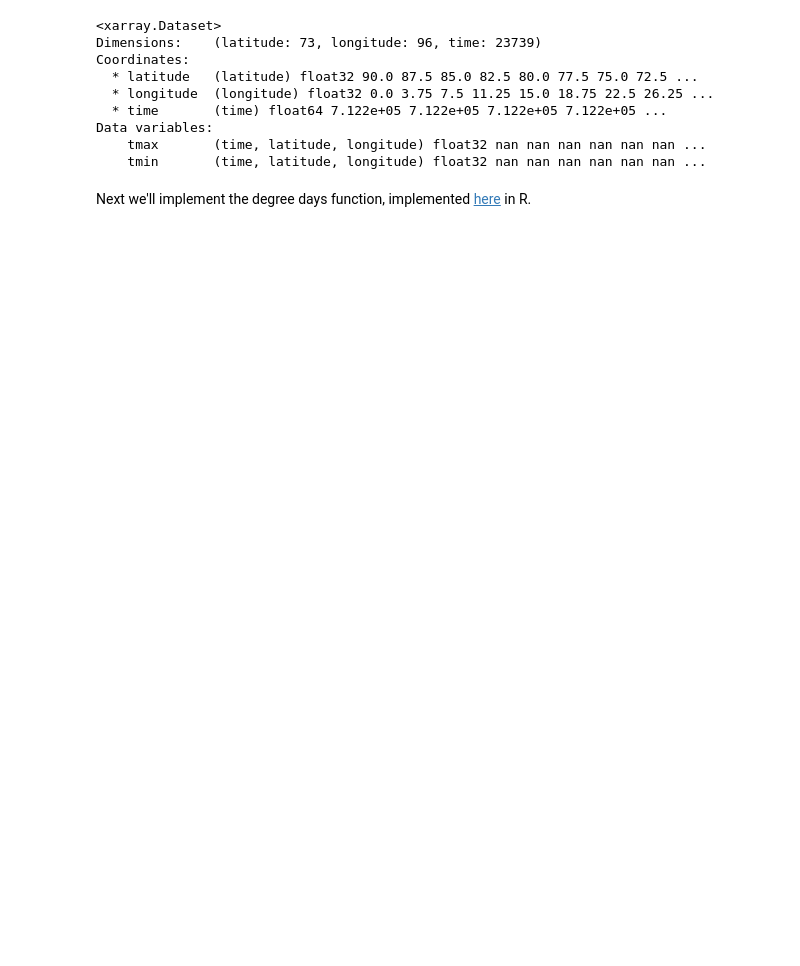
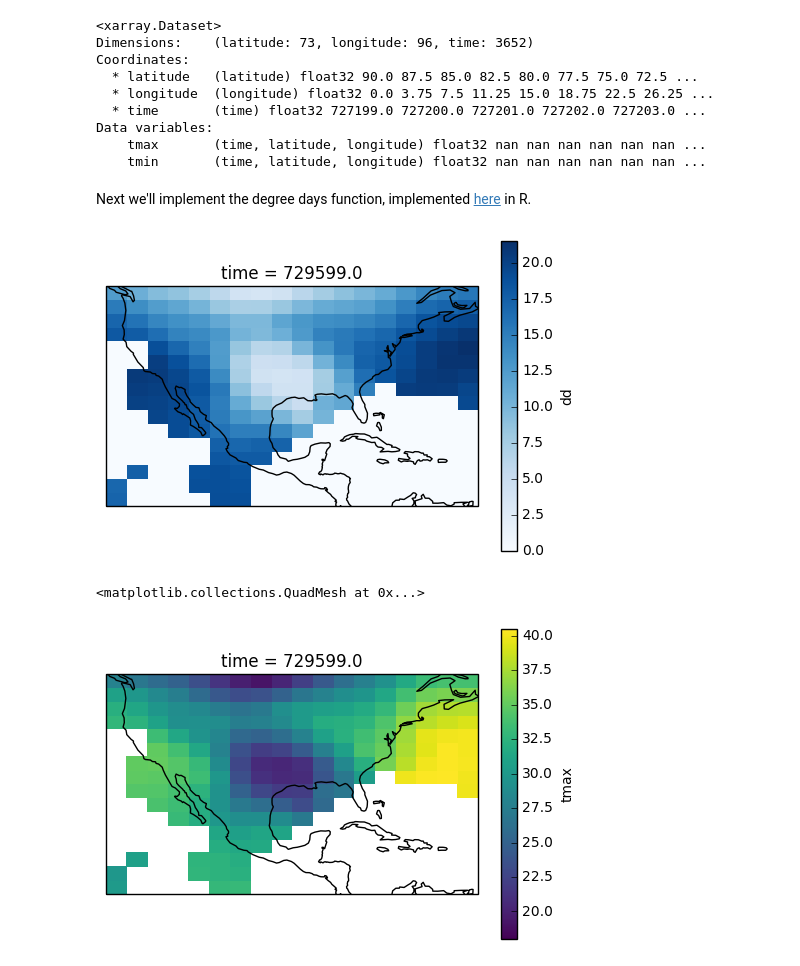
Before and after one commit to acannistra/ICBseasonality, a Jupyter notebook: maps/Seasonality Maps 2.ipynb, the cells around one changed output. Cells and saved outputs as stored; diff of their text form; code cells hidden in the pictures; blank space fills up the shorter version.

Commit message:
degree day calculation working (maps/Seasonality Maps 2.ipynb)

```diff
--- a/maps/Seasonality Maps 2.ipynb
+++ b/maps/Seasonality Maps 2.ipynb
@@ -10,13 +18,13 @@ Here's the weather dataset from 1950-2015:
 # %%
-weather = xa.open_mfdataset("weatherdata/*.nc", decode_times=False, chunks={'time':50});
-print weather
+weather = xa.open_dataset("weatherdata/HadGHCND_TXTN_acts_1991-2000_15102015.nc", decode_times=False);
+weather
 # %% [output]
 <xarray.Dataset>
-Dimensions:    (latitude: 73, longitude: 96, time: 23739)
+Dimensions:    (latitude: 73, longitude: 96, time: 3652)
 Coordinates:
   * latitude   (latitude) float32 90.0 87.5 85.0 82.5 80.0 77.5 75.0 72.5 ...
   * longitude  (longitude) float32 0.0 3.75 7.5 11.25 15.0 18.75 22.5 26.25 ...
-  * time       (time) float64 7.122e+05 7.122e+05 7.122e+05 7.122e+05 ...
+  * time       (time) float32 727199.0 727200.0 727201.0 727202.0 727203.0 ...
 Data variables:
     tmax       (time, latitude, longitude) float32 nan nan nan nan nan nan ...
     tmin       (time, latitude, longitude) float32 nan nan nan nan nan nan ...
@@ -27,12 +35,12 @@ Next we'll implement the degree days function, implemented [here](https://github
 ##    tmin: temperature minimum value
 ##    tmax: temperature max value
 ## ldt: lower developmental threshold.
-def degreeDays(coords, ldt):
-    tmin = float(coords.tmin)
-    tmax = float(coords.tmax)
+def degreeDays(row, ldt):
+    tmin = float(row['tmin'])
+    tmax = float(row['tmax'])
     ldt  = float(ldt)
 
-    if (math.isnan(tmin) or math.isnan(tmax)): return -1
+    if (math.isnan(tmin) or math.isnan(tmax)): return 0
 
     degreeDays = 0.0
 
@@ -52,5 +60,6 @@ def degreeDays(coords, ldt):
 
     return degreeDays
 
-\
+def testfun(x):
+    return x['tmin'] + x['tmax']
 # %%
@@ -62,0 +70,24 @@ newdim = xa.concat([tmax, tmin], 'concat').where((latitude > 20 & longitude < -1
+# %%
+georegion = weather.sel(longitude=slice(minLon, maxLon), latitude=slice(maxLat, minLat))
+georegion_df = georegion.to_dataframe()
+dd = georegion_df.apply(degreeDays, axis=1, ldt=10)
+# %%
+da = dd.to_xarray()
+wx_dd = xa.merge([georegion, {'dd':da}])
+wx_dd.coords['longitude'] = wx_dd.longitude*-1.0
+# %%
+ax = plt.axes(projection=ccrs.PlateCarree())
+ax.coastlines()
+
+
+wx_dd.dd.sel(time=729599).plot(cmap=plt.cm.Blues)
+plt.show()
+ax = plt.axes(projection=ccrs.PlateCarree())
+
+ax.coastlines()
+
+wx_dd.tmax.sel(time=729599).plot()
+# %% [output]
+[figure, added]
+<matplotlib.collections.QuadMesh at 0x...>
+[figure, added]
```
Also changed, not shown: parts of 7 cells of this notebook, 1 other file.
